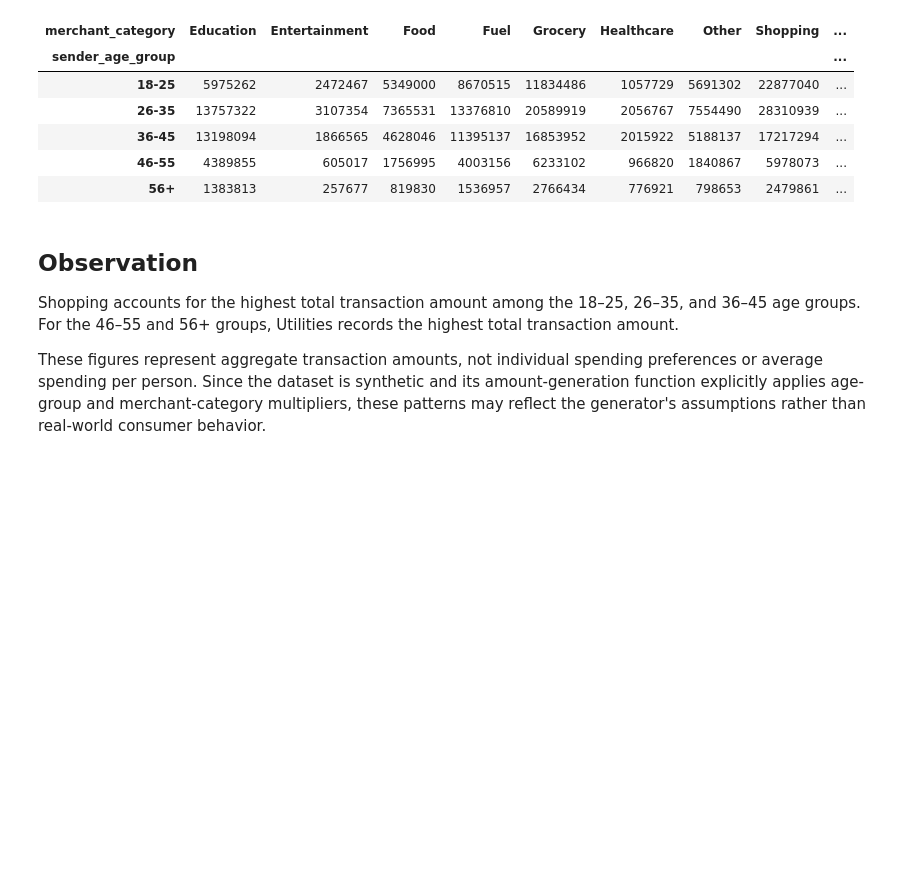
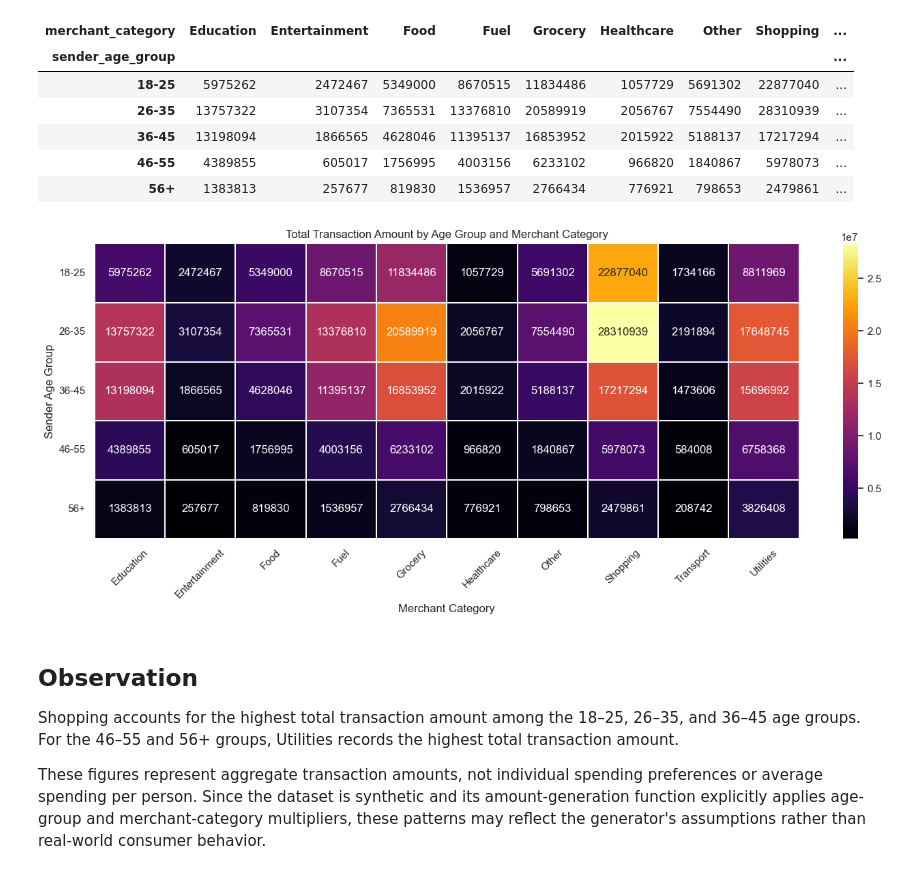
Before and after one commit to RehanShikalgar/upi-insights-2024, a Jupyter notebook: 01_data_inspection.ipynb, the cells around one changed output. Cells and saved outputs as stored; diff of their text form; code cells hidden in the pictures; blank space fills up the shorter version.

```diff
--- a/01_data_inspection.ipynb
+++ b/01_data_inspection.ipynb
@@ -413,6 +413,17 @@ age_category_pivot
 | 36-45 | 13198094 | 1866565 | 4628046 | 11395137 | 16853952 | 2015922 | 5188137 | 17217294 | ... |
 | 46-55 | 4389855 | 605017 | 1756995 | 4003156 | 6233102 | 966820 | 1840867 | 5978073 | ... |
 | 56+ | 1383813 | 257677 | 819830 | 1536957 | 2766434 | 776921 | 798653 | 2479861 | ... |
+# %%
+plt.figure(figsize=(14, 6))
+sns.heatmap(data=age_category_pivot,cmap="inferno",annot=True,linewidths=0.3,fmt=".0f",)
+plt.title("Total Transaction Amount by Age Group and Merchant Category")
+plt.xlabel("Merchant Category")
+plt.ylabel("Sender Age Group")
+plt.xticks(rotation=45)
+plt.yticks(rotation=0)
+plt.tight_layout()
+# %% [output]
+[figure, added]
 # %% [markdown]
 ## Observation
 
```
Also changed, not shown: parts of 5 cells of this notebook, 3 other files.
